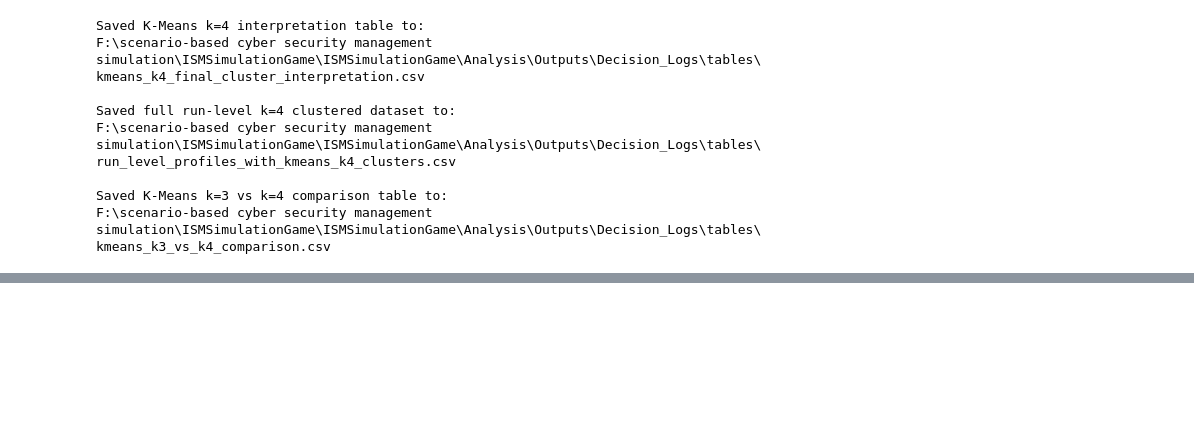
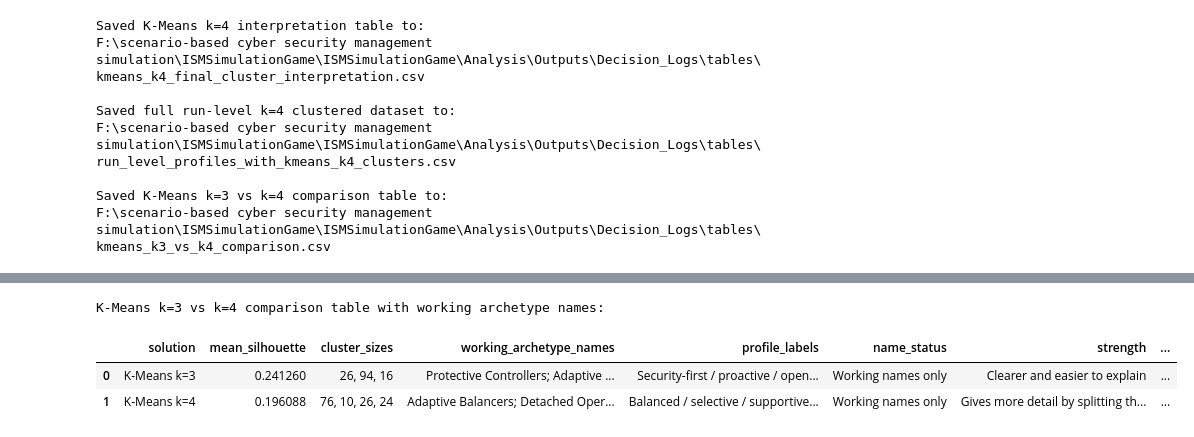
Before and after one commit to jrallison93/ISMSimulationGame, a Jupyter notebook: Analysis/Notebooks/d4_decisionlog_clustering.ipynb, the cells around one changed output, grey strips where cells are left out. Cells and saved outputs as stored; diff of their text form; code cells hidden in the pictures; blank space fills up the shorter version.

```diff
--- a/Analysis/Notebooks/d4_decisionlog_clustering.ipynb
+++ b/Analysis/Notebooks/d4_decisionlog_clustering.ipynb
@@ -2413,0 +2543,56 @@ F:\scenario-based cyber security management simulation\ISMSimulationGame\ISMSimu
+# %%
+# Step 26C: Update k=3 vs k=4 comparison table with working archetype names
+
+k3_k4_comparison = pd.DataFrame([
+    {
+        "solution": "K-Means k=3",
+        "mean_silhouette": 0.241260,
+        "cluster_sizes": "26, 94, 16",
+        "working_archetype_names": (
+            "Protective Controllers; "
+            "Adaptive Balancers; "
+            "Detached Operators"
+        ),
+        "profile_labels": (
+            "Security-first / proactive / open disclosure; "
+            "Balanced / selective disclosure; "
+            "Risk-accepting / operational / quiet handling"
+        ),
+        "name_status": "Working names only",
+        "strength": "Clearer and easier to explain",
+        "limitation": "Less detailed because it keeps the main balanced/selective group together",
+        "possible_use": "Useful as a simple overall summary and for transparency"
+    },
+    {
+        "solution": "K-Means k=4",
+        "mean_silhouette": 0.196088,
+        "cluster_sizes": "76, 10, 26, 24",
+        "working_archetype_names": (
+            "Adaptive Balancers; "
+            "Detached Operators; "
+            "Surveillance Regulators; "
+            "Protective Controllers"
+        ),
+        "profile_labels": (
+            "Balanced / selective / supportive; "
+            "Risk-accepting / operational / quiet handling; "
+            "Mixed monitoring / controlled handling; "
+            "Security-first / proactive / open disclosure"
+        ),
+        "name_status": "Working names only",
+        "strength": (
+            "Gives more detail by splitting the large balanced/selective group "
+            "into more specific decision-making types"
+        ),
+        "limitation": "Slightly lower silhouette score than k=3",
+        "possible_use": "Useful for richer archetype interpretation"
+    }
+])
+
+print("K-Means k=3 vs k=4 comparison table with working archetype names:")
+display(k3_k4_comparison)
+# %% [output]
+K-Means k=3 vs k=4 comparison table with working archetype names:
+|  | solution | mean_silhouette | cluster_sizes | working_archetype_names | profile_labels | name_status | strength | ... |
+| 0 | K-Means k=3 | 0.241260 | 26, 94, 16 | Protective Controllers; Adaptive ... | Security-first / proactive / open... | Working names only | Clearer and easier to explain | ... |
+| 1 | K-Means k=4 | 0.196088 | 76, 10, 26, 24 | Adaptive Balancers; Detached Oper... | Balanced / selective / supportive... | Working names only | Gives more detail by splitting th... | ... |
```
Also changed, not shown: parts of 2 cells of this notebook.
